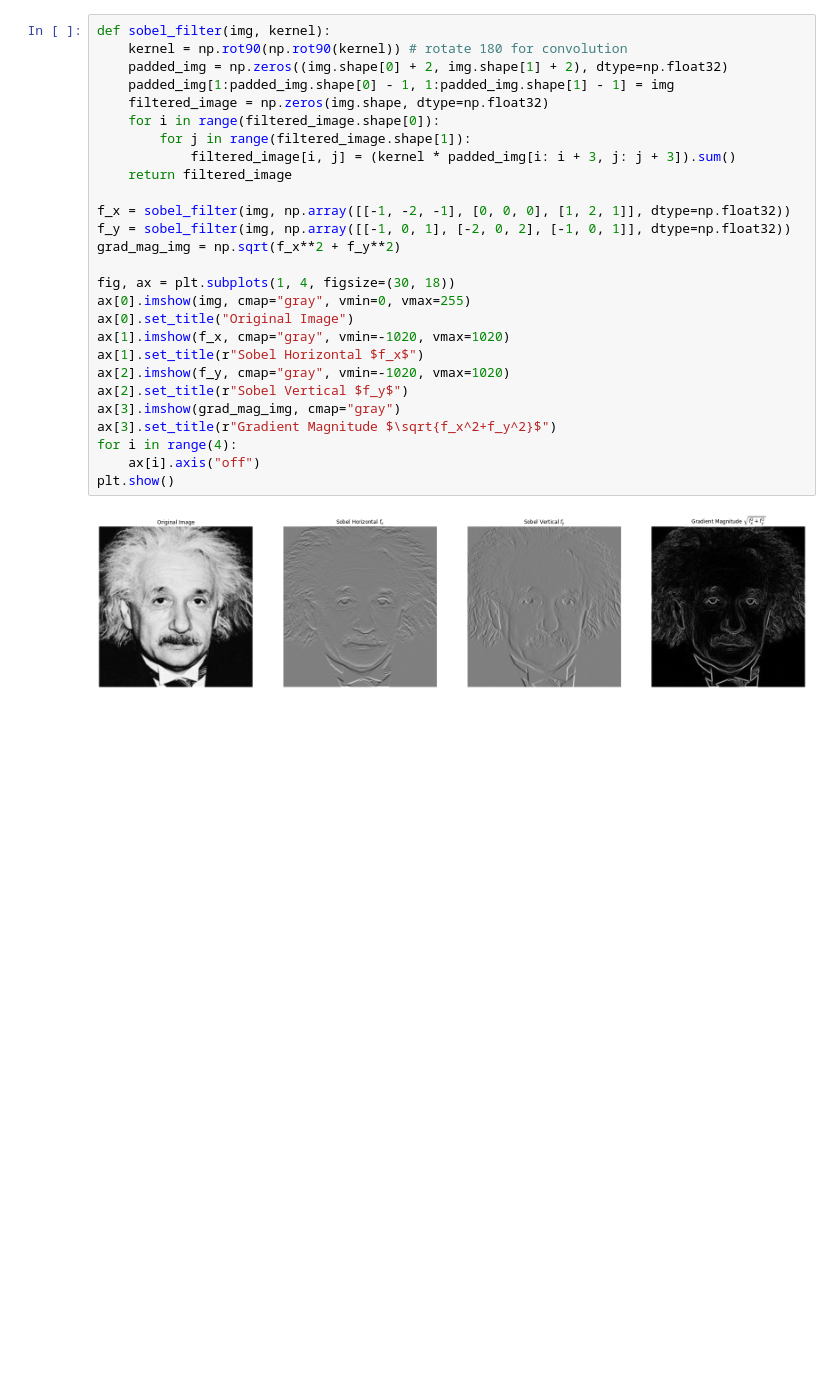
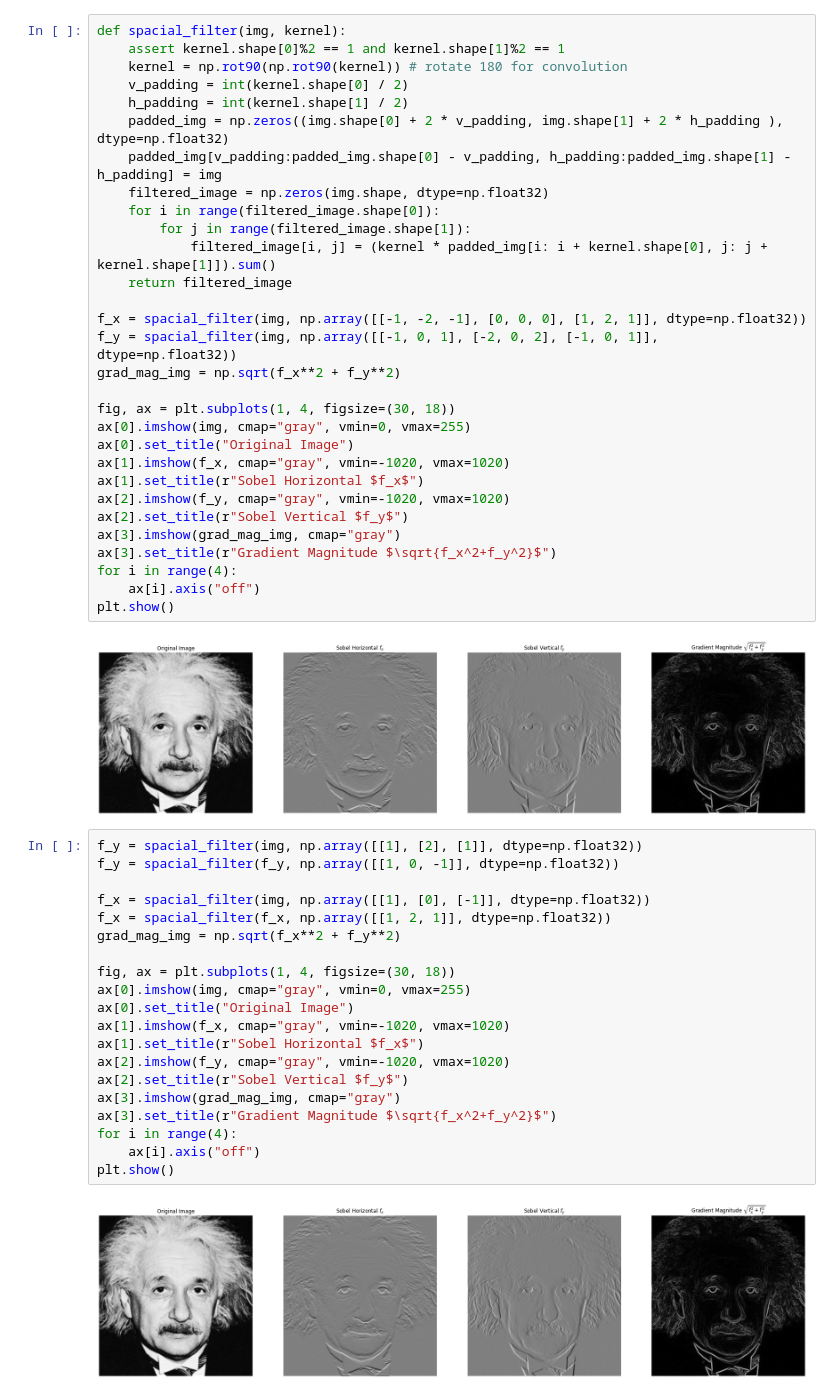
Before and after one commit to dakshinatharindu/Image-Processing, a Jupyter notebook: Assignment-01/190622R_a01.ipynb, the cells around one changed output. Drawn from its saved outputs; the diff is of its cells as text; blank space fills up the shorter version.

```diff
--- a/Assignment-01/190622R_a01.ipynb
+++ b/Assignment-01/190622R_a01.ipynb
@@ -215,18 +215,21 @@ plt.show()
 # %% [output]
 [figure]
 # %%
-def sobel_filter(img, kernel):
+def spacial_filter(img, kernel):
+    assert kernel.shape[0]%2 == 1 and kernel.shape[1]%2 == 1
     kernel = np.rot90(np.rot90(kernel)) # rotate 180 for convolution
-    padded_img = np.zeros((img.shape[0] + 2, img.shape[1] + 2), dtype=np.float32)
-    padded_img[1:padded_img.shape[0] - 1, 1:padded_img.shape[1] - 1] = img
+    v_padding = int(kernel.shape[0] / 2)
+    h_padding = int(kernel.shape[1] / 2)
+    padded_img = np.zeros((img.shape[0] + 2 * v_padding, img.shape[1] + 2 * h_padding ), dtype=np.float32)
+    padded_img[v_padding:padded_img.shape[0] - v_padding, h_padding:padded_img.shape[1] - h_padding] = img
     filtered_image = np.zeros(img.shape, dtype=np.float32)
     for i in range(filtered_image.shape[0]):
         for j in range(filtered_image.shape[1]):
-            filtered_image[i, j] = (kernel * padded_img[i: i + 3, j: j + 3]).sum()
+            filtered_image[i, j] = (kernel * padded_img[i: i + kernel.shape[0], j: j + kernel.shape[1]]).sum()
     return filtered_image
 
-f_x = sobel_filter(img, np.array([[-1, -2, -1], [0, 0, 0], [1, 2, 1]], dtype=np.float32))
-f_y = sobel_filter(img, np.array([[-1, 0, 1], [-2, 0, 2], [-1, 0, 1]], dtype=np.float32))
+f_x = spacial_filter(img, np.array([[-1, -2, -1], [0, 0, 0], [1, 2, 1]], dtype=np.float32))
+f_y = spacial_filter(img, np.array([[-1, 0, 1], [-2, 0, 2], [-1, 0, 1]], dtype=np.float32))
 grad_mag_img = np.sqrt(f_x**2 + f_y**2)
 
 fig, ax = plt.subplots(1, 4, figsize=(30, 18))
@@ -243,3 +246,25 @@ for i in range(4):
 plt.show()
 # %% [output]
 [figure]
+# %%
+f_y = spacial_filter(img, np.array([[1], [2], [1]], dtype=np.float32))
+f_y = spacial_filter(f_y, np.array([[1, 0, -1]], dtype=np.float32))
+
+f_x = spacial_filter(img, np.array([[1], [0], [-1]], dtype=np.float32))
+f_x = spacial_filter(f_x, np.array([[1, 2, 1]], dtype=np.float32))
+grad_mag_img = np.sqrt(f_x**2 + f_y**2)
+
+fig, ax = plt.subplots(1, 4, figsize=(30, 18))
+ax[0].imshow(img, cmap="gray", vmin=0, vmax=255)
+ax[0].set_title("Original Image")
+ax[1].imshow(f_x, cmap="gray", vmin=-1020, vmax=1020)
+ax[1].set_title(r"Sobel Horizontal $f_x$")
+ax[2].imshow(f_y, cmap="gray", vmin=-1020, vmax=1020)
+ax[2].set_title(r"Sobel Vertical $f_y$")
+ax[3].imshow(grad_mag_img, cmap="gray")
+ax[3].set_title(r"Gradient Magnitude $\sqrt{f_x^2+f_y^2}$")
+for i in range(4):
+    ax[i].axis("off")
+plt.show()
+# %% [output]
+[figure, added]
```
Also changed, not shown: parts of 1 cell of this notebook.
